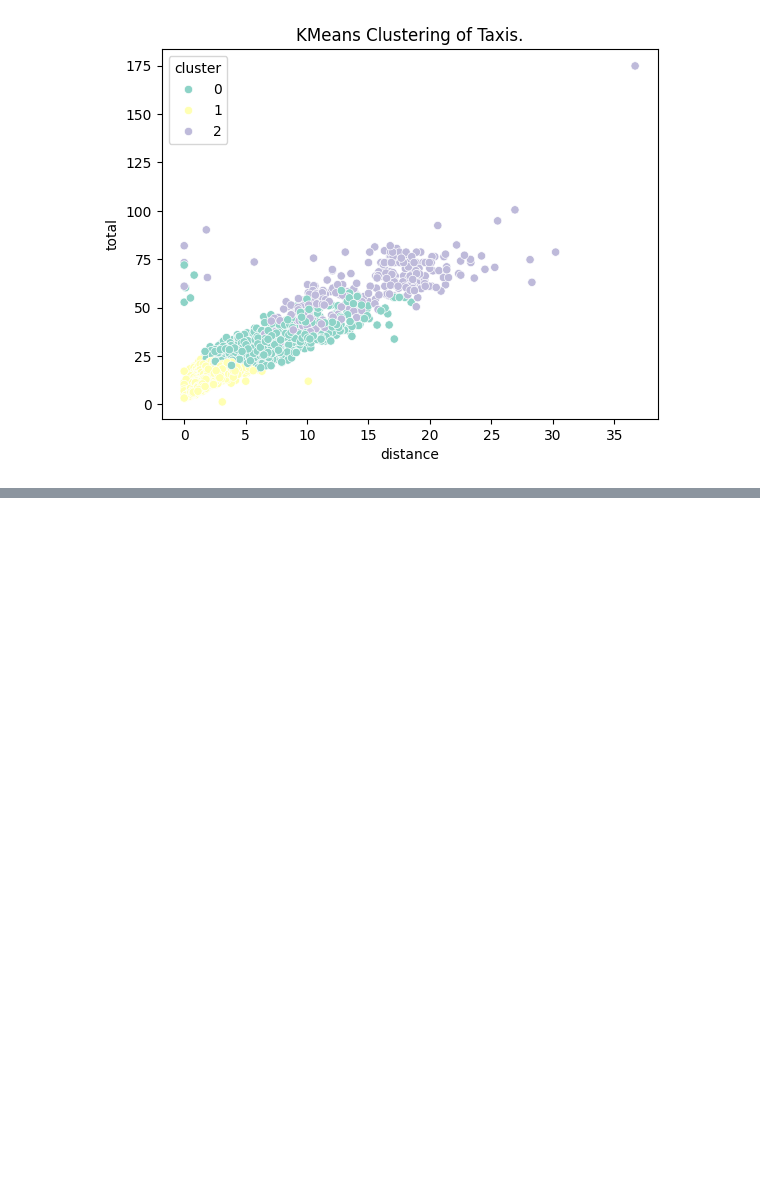
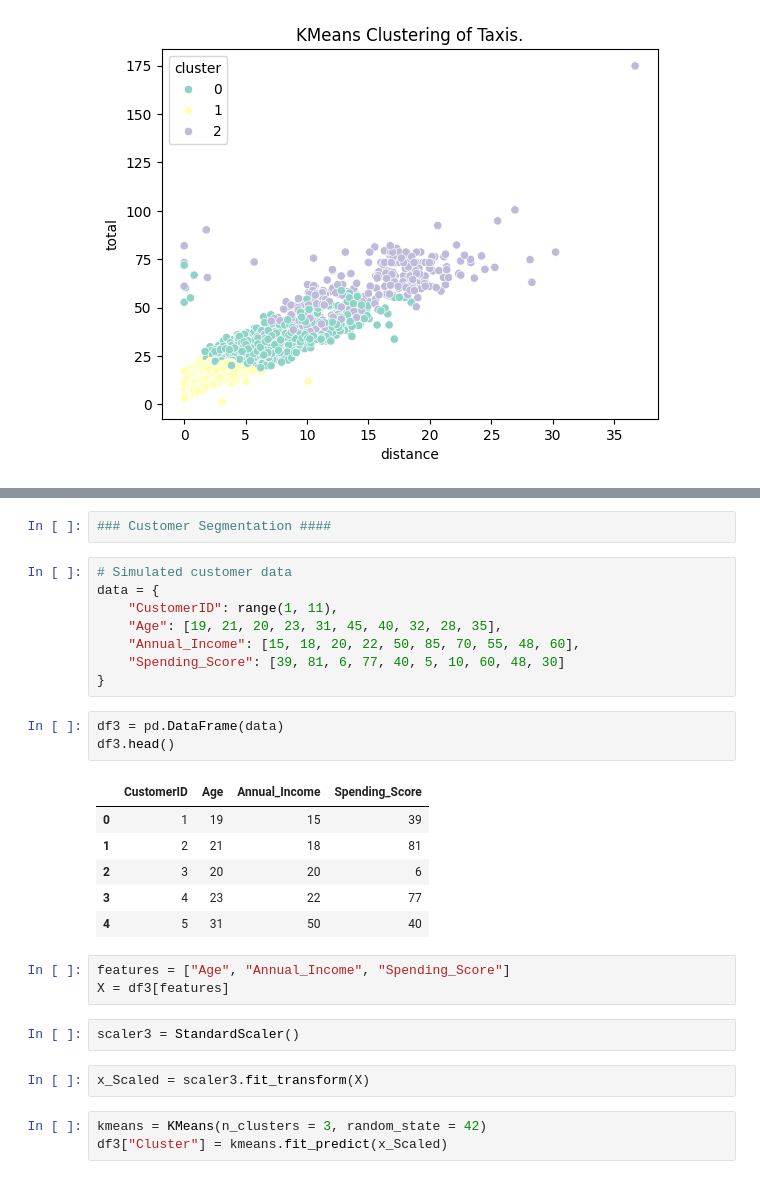
Before and after one commit to katariasid565/Python-Learning-Journey, a Jupyter notebook: day18_kmeans_clustering.ipynb, the cells around one changed output, grey strips where cells are left out. Cells and saved outputs as stored; diff of their text form; blank space fills up the shorter version.

```diff
--- a/day18_kmeans_clustering.ipynb
+++ b/day18_kmeans_clustering.ipynb
@@ -163,3 +163,33 @@ df2.head()
 | 2 | 2019-03-27 17:53:01 | 2019-03-27 18:00:25 | 1 | 1.37 | 7.5 | 2.36 | 0.0 | 14.16 | yellow | credit card | ... |
 | 3 | 2019-03-10 01:23:59 | 2019-03-10 01:49:51 | 1 | 7.70 | 27.0 | 6.15 | 0.0 | 36.95 | yellow | credit card | ... |
 | 4 | 2019-03-30 13:27:42 | 2019-03-30 13:37:14 | 3 | 2.16 | 9.0 | 1.10 | 0.0 | 13.40 | yellow | credit card | ... |
+# %%
+### Customer Segmentation ####
+# %%
+# Simulated customer data
+data = {
+    "CustomerID": range(1, 11),
+    "Age": [19, 21, 20, 23, 31, 45, 40, 32, 28, 35],
+    "Annual_Income": [15, 18, 20, 22, 50, 85, 70, 55, 48, 60],
+    "Spending_Score": [39, 81, 6, 77, 40, 5, 10, 60, 48, 30]
+}
+# %%
+df3 = pd.DataFrame(data)
+df3.head()
+# %% [output]
+|  | CustomerID | Age | Annual_Income | Spending_Score |
+| 0 | 1 | 19 | 15 | 39 |
+| 1 | 2 | 21 | 18 | 81 |
+| 2 | 3 | 20 | 20 | 6 |
+| 3 | 4 | 23 | 22 | 77 |
+| 4 | 5 | 31 | 50 | 40 |
+# %%
+features = ["Age", "Annual_Income", "Spending_Score"]
+X = df3[features]
+# %%
+scaler3 = StandardScaler()
+# %%
+x_Scaled = scaler3.fit_transform(X)
+# %%
+kmeans = KMeans(n_clusters = 3, random_state = 42)
+df3["Cluster"] = kmeans.fit_predict(x_Scaled)
```
Also changed, not shown: parts of 1 cell of this notebook, 4 other files.
